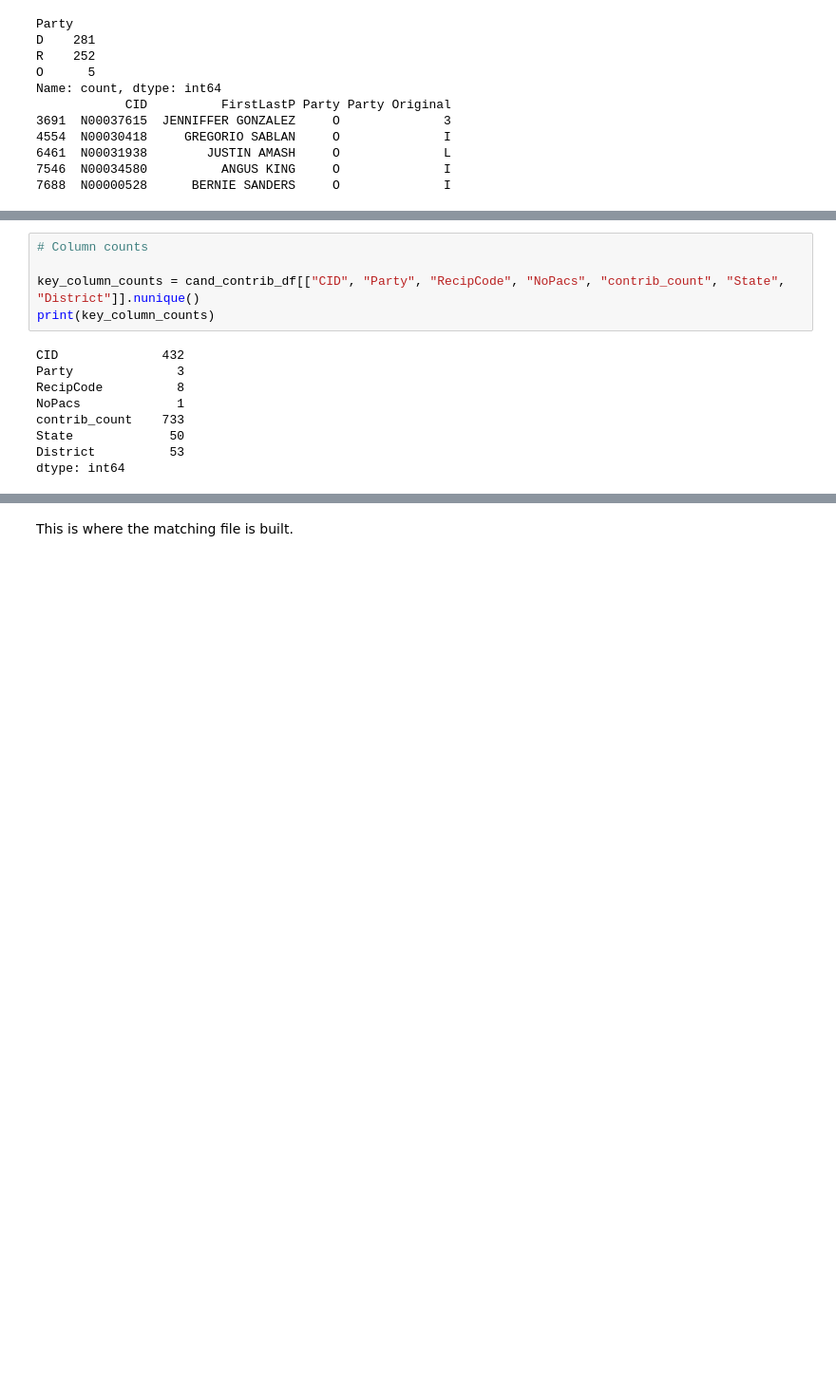
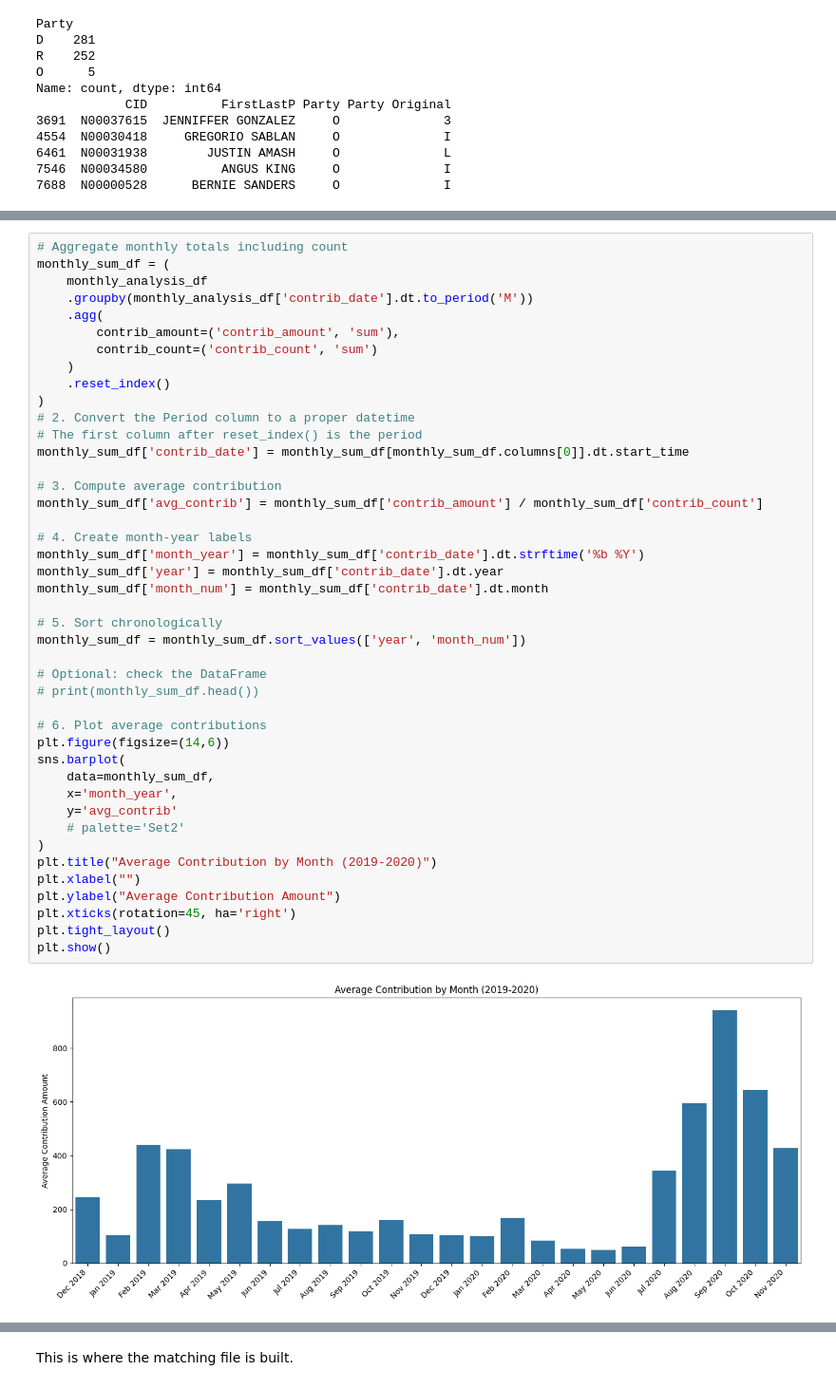
Before and after one commit to marobinette/cfd-project-ds1, a Jupyter notebook: notebooks/Open_Secrets_ETL.ipynb, the cells around one changed output, grey strips where cells are left out. Shown: that part at 95% size. Saved outputs shown, nothing was run; the diff lists cells and outputs as text; blank space fills up the shorter version.

```diff
--- a/notebooks/Open_Secrets_ETL.ipynb
+++ b/notebooks/Open_Secrets_ETL.ipynb
@@ -356,17 +347,48 @@ plt.show()
-# %%
-# Column counts
-
-key_column_counts = cand_contrib_df[["CID", "Party", "RecipCode", "NoPacs", "contrib_count", "State", "District"]].nunique()
-print(key_column_counts)
-# %% [output]
-CID              432
-Party              3
-RecipCode          8
-NoPacs             1
-contrib_count    733
-State             50
-District          53
-dtype: int64
+# %%
+# Aggregate monthly totals including count
+monthly_sum_df = (
+    monthly_analysis_df
+    .groupby(monthly_analysis_df['contrib_date'].dt.to_period('M'))
+    .agg(
+        contrib_amount=('contrib_amount', 'sum'),
+        contrib_count=('contrib_count', 'sum')
+    )
+    .reset_index()
+)
+# 2. Convert the Period column to a proper datetime
+# The first column after reset_index() is the period
+monthly_sum_df['contrib_date'] = monthly_sum_df[monthly_sum_df.columns[0]].dt.start_time
+
+# 3. Compute average contribution
+monthly_sum_df['avg_contrib'] = monthly_sum_df['contrib_amount'] / monthly_sum_df['contrib_count']
+
+# 4. Create month-year labels
+monthly_sum_df['month_year'] = monthly_sum_df['contrib_date'].dt.strftime('%b %Y')
+monthly_sum_df['year'] = monthly_sum_df['contrib_date'].dt.year
+monthly_sum_df['month_num'] = monthly_sum_df['contrib_date'].dt.month
+
+# 5. Sort chronologically
+monthly_sum_df = monthly_sum_df.sort_values(['year', 'month_num'])
+
+# Optional: check the DataFrame
+# print(monthly_sum_df.head())
+
+# 6. Plot average contributions
+plt.figure(figsize=(14,6))
+sns.barplot(
+    data=monthly_sum_df,
+    x='month_year',
+    y='avg_contrib'
+    # palette='Set2'
+)
+plt.title("Average Contribution by Month (2019-2020)")
+plt.xlabel("")
+plt.ylabel("Average Contribution Amount")
+plt.xticks(rotation=45, ha='right')
+plt.tight_layout()
+plt.show()
+# %% [output]
+[figure, added]
 # %%
 # Top recipients
 
```
Also changed, not shown: parts of 11 cells of this notebook, 1 other file.
